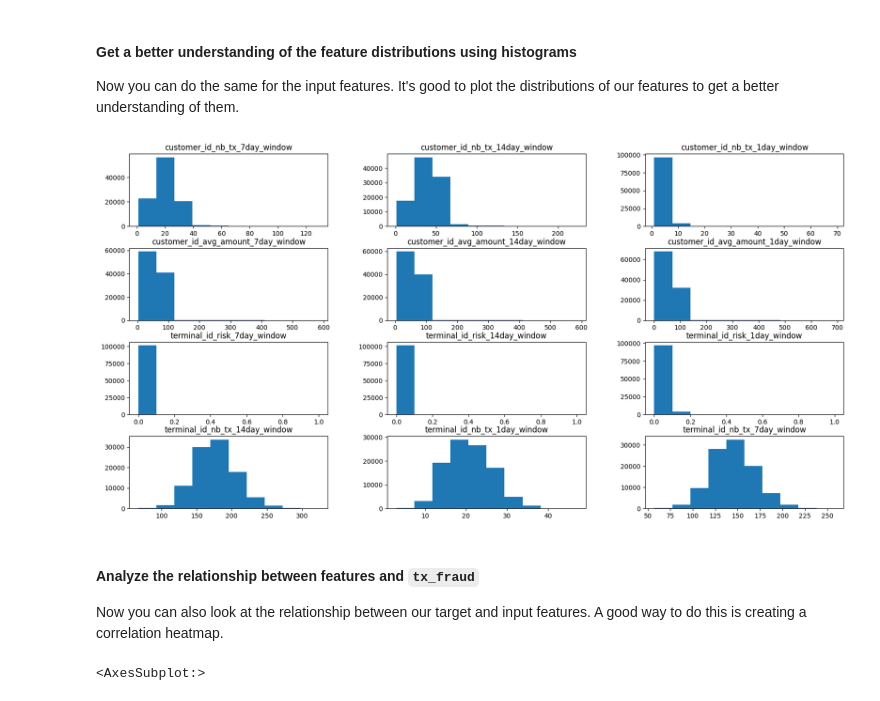
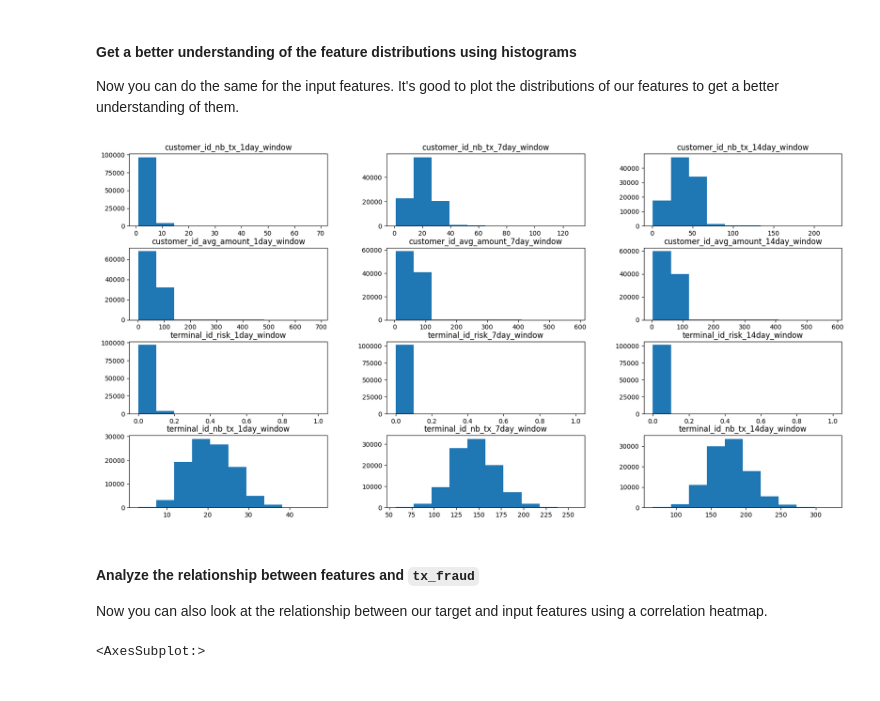
Before and after one commit to GoogleCloudPlatform/fraudfinder, a Jupyter notebook: vertex_ai/04_experimentation.ipynb, the cells around one changed output. Drawn from its saved outputs; the diff is of its cells as text; code cells hidden in the pictures.

````diff
--- a/vertex_ai/04_experimentation.ipynb
+++ b/vertex_ai/04_experimentation.ipynb
@@ -361,18 +347,27 @@ As we can see the data is imbalanced. We will fix this later in this notebook be
 #### Get a better understanding of the feature distributions using histograms
 Now you can do the same for the input features. It's good to plot the distributions of our features to get a better understanding of them.
 # %%
-features = [ "tx_amount", "customer_id_nb_tx_7day_window", "customer_id_nb_tx_14day_window",
-             "customer_id_nb_tx_1day_window", "customer_id_avg_amount_7day_window", "customer_id_avg_amount_14day_window",
-             "customer_id_avg_amount_1day_window", "terminal_id_risk_7day_window", "terminal_id_risk_14day_window",
-             "terminal_id_risk_1day_window", "terminal_id_nb_tx_14day_window", "terminal_id_nb_tx_1day_window",
-            "terminal_id_nb_tx_7day_window"]
+features = [ "tx_amount",
+            "customer_id_nb_tx_1day_window",
+            "customer_id_nb_tx_7day_window",
+            "customer_id_nb_tx_14day_window",
+            "customer_id_avg_amount_1day_window",
+            "customer_id_avg_amount_7day_window",
+            "customer_id_avg_amount_14day_window",
+            "terminal_id_risk_1day_window",
+            "terminal_id_risk_7day_window",
+            "terminal_id_risk_14day_window",
+            "terminal_id_nb_tx_1day_window",
+            "terminal_id_nb_tx_7day_window",
+            "terminal_id_nb_tx_14day_window"
+           ]
 
 sample_df[features].hist(figsize = (20, 10), grid=False);
 # %% [output]
-[figure, old version]
+[figure, new version]
 # %% [markdown]
 #### Analyze the relationship between features and ```tx_fraud```
-Now you can also look at the relationship between our target and input features. A good way to do this is creating a correlation heatmap.
+Now you can also look at the relationship between our target and input features using a correlation heatmap.
 # %%
 plt.figure(figsize=(8,5))
 sns.heatmap(sample_df[sample_df.columns.difference(COLUMNS_IGNORE)].corr())
````
Also changed, not shown: parts of 36 cells of this notebook, 3 other files.
